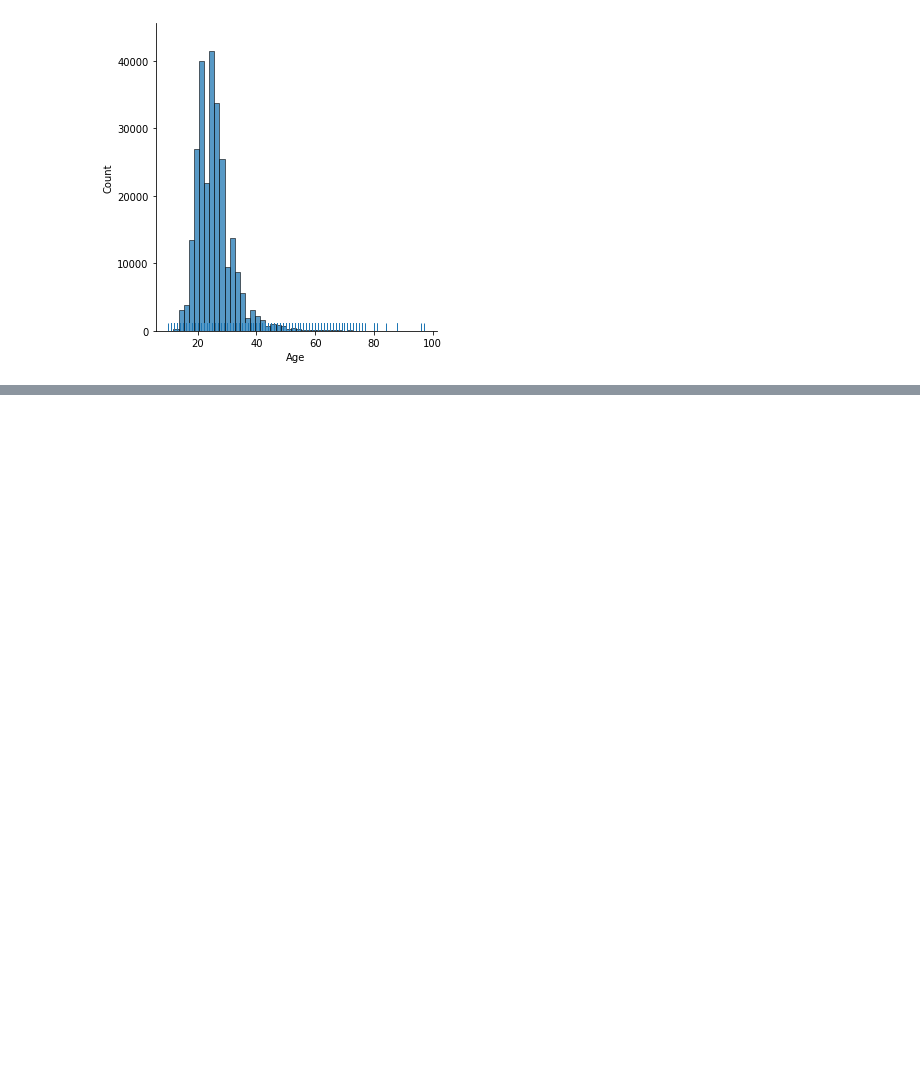
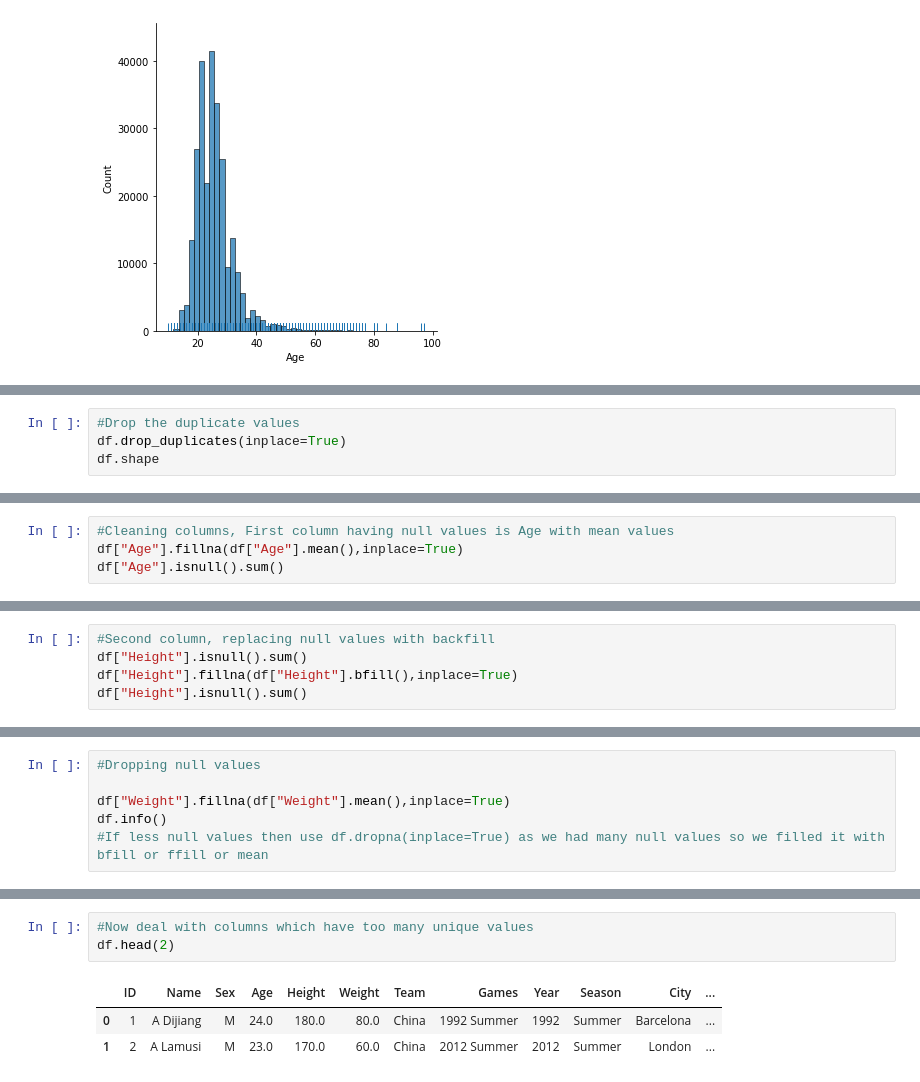
Before and after one commit to fqazi1/EDA, a Jupyter notebook: Game.ipynb, the cells around one changed output, grey strips where cells are left out. Saved outputs shown, nothing was run; the diff lists cells and outputs as text; blank space fills up the shorter version.

```diff
--- a/Game.ipynb
+++ b/Game.ipynb
@@ -180,0 +237,4 @@ sns.displot(x="Age", bins=50, data=df, rug=True)
+# %%
+#Drop the duplicate values
+df.drop_duplicates(inplace=True)
+df.shape
@@ -180,0 +243,4 @@ sns.displot(x="Age", bins=50, data=df, rug=True)
+# %%
+#Cleaning columns, First column having null values is Age with mean values
+df["Age"].fillna(df["Age"].mean(),inplace=True)
+df["Age"].isnull().sum()
@@ -180,0 +249,5 @@ sns.displot(x="Age", bins=50, data=df, rug=True)
+# %%
+#Second column, replacing null values with backfill
+df["Height"].isnull().sum()
+df["Height"].fillna(df["Height"].bfill(),inplace=True)
+df["Height"].isnull().sum()
@@ -180,0 +256,6 @@ sns.displot(x="Age", bins=50, data=df, rug=True)
+# %%
+#Dropping null values
+
+df["Weight"].fillna(df["Weight"].mean(),inplace=True)
+df.info()
+#If less null values then use df.dropna(inplace=True) as we had many null values so we filled it with bfill or ffill or mean
@@ -180,0 +283,7 @@ sns.displot(x="Age", bins=50, data=df, rug=True)
+# %%
+#Now deal with columns which have too many unique values
+df.head(2)
+# %% [output]
+|  | ID | Name | Sex | Age | Height | Weight | Team | Games | Year | Season | City | ... |
+| 0 | 1 | A Dijiang | M | 24.0 | 180.0 | 80.0 | China | 1992 Summer | 1992 | Summer | Barcelona | ... |
+| 1 | 2 | A Lamusi | M | 23.0 | 170.0 | 60.0 | China | 2012 Summer | 2012 | Summer | London | ... |
```
Also changed, not shown: parts of 13 cells of this notebook, 2 other files.
